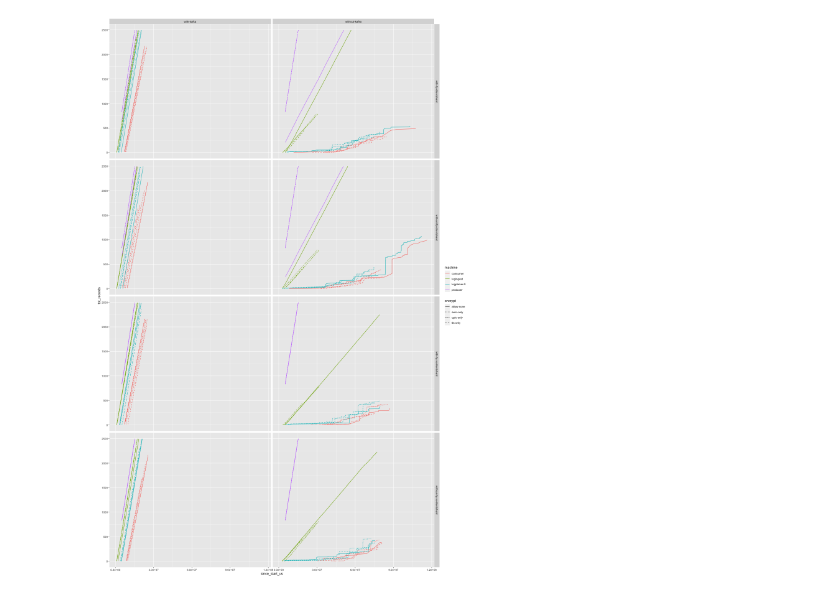
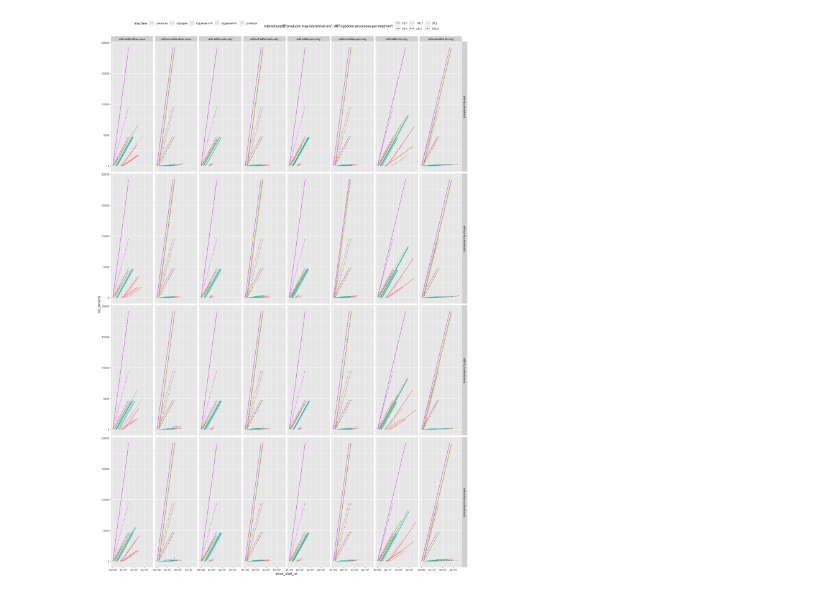
Before and after one commit to akshayknarayan/burrito, a Jupyter notebook: scripts/elk-app/elk.ipynb, the cells around one changed output. Drawn from its saved outputs; the diff is of its cells as text; code cells hidden in the pictures.

```diff
--- a/scripts/elk-app/elk.ipynb
+++ b/scripts/elk-app/elk.ipynb
@@ -34,6 +31,6 @@ The rpy2.ipython extension is already loaded. To reload it, use:
 # %%
 rootdir = "/Users/akshay/research/burrito"
-outdirs = ["elk-2023-09-15-8540e00", "check-producer-1eb988c", "check-producer-615a756"]
+outdirs = ["elk-2023-09-17-7b4a06e"]
 # %%
 def read_toml(cfg):
     c = toml.load(cfg)
@@ -244,11 +204,19 @@ ggplot(sample_df, aes(x=since_start_us, y=tot_records, colour=machine, linetype=
 # %%
 %%R -i df -w 1200 -h 1800
 
 # zoom in
 library(ggplot2)
 
-ggplot(df, aes(x=since_start_us, y=tot_records, colour=machine, linetype=encrypt)) +
+ggplot(df, aes(
+    x=since_start_us,
+    y=tot_records,
+    colour=machine,
+    linetype=interaction(df$"producer-msg-interarrival-ms", df$"logparser-processes-per-machine")
+    )) +
     geom_line() +
-    facet_grid(interaction(df$"local-fastpath",df$"producer-allow-client-sharding") ~ df$"pubsub-kafka")
+    facet_grid(
+        interaction(df$"local-fastpath",df$"producer-allow-client-sharding") ~
+        interaction(df$"pubsub-kafka",df$encrypt)) +
+    theme(legend.position = "top")
 # %% [output]
-[figure, old version]
+[figure, new version]
```
Also changed, not shown: parts of 13 cells of this notebook.
